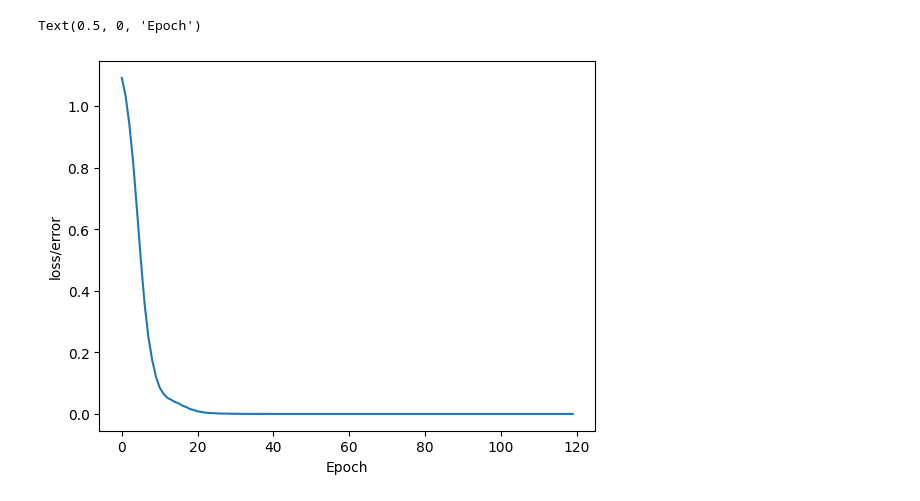
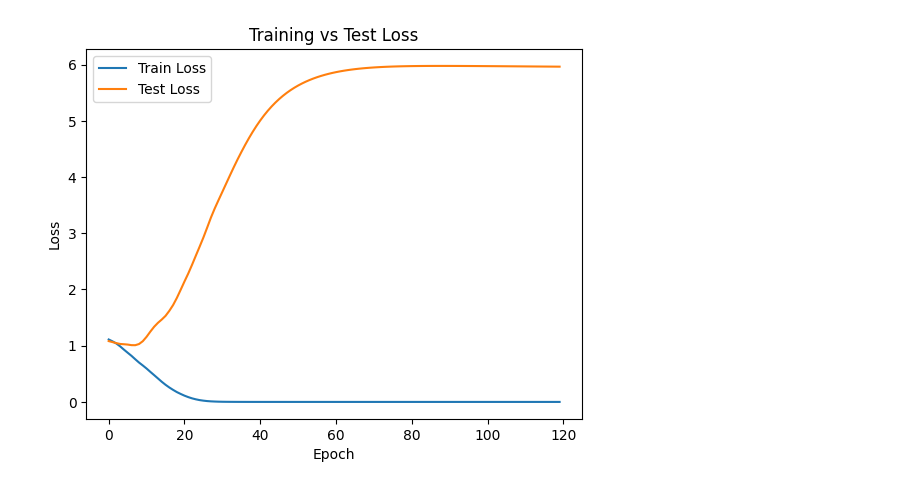
Before and after one commit to nimaip/Perfect-Punch, a Jupyter notebook: models/linear-classifier.ipynb, the cells around one changed output. Cells and saved outputs as stored; diff of their text form; code cells hidden in the pictures.

```diff
--- a/models/linear-classifier.ipynb
+++ b/models/linear-classifier.ipynb
@@ -37,7 +37,7 @@ mp_drawing = mp.solutions.drawing_utils
 mp_hands = mp.solutions.hands
 # %%
 class Model(nn.Module):
-    def __init__(self, in_features=120, h1=128, h2=64, out_features=3):
+    def __init__(self, in_features=180, h1=64, h2=32, out_features=3):
         super(Model, self).__init__()
         self.fc1 = nn.Linear(in_features, h1)
         self.fc2 = nn.Linear(h1, h2)
@@ -164,21 +165,30 @@ optimizer = torch.optim.Adam(model.parameters(), lr=0.01)
 # train our model
 # epoch = one run through all training data in our network
 epochs = 120
-losses = []
+train_losses = []
+test_losses = []
+
 for i in range(epochs):
-  # go forward & get a prediction
+  # Training phase
+  model.train()
   y_pred = model.forward(X_train) # get predicted results
-
-  # measure loss/error, will be high at first
-  loss = criterion(y_pred, y_train); # predicted vs training y
-
-  # keep track of losses
-  losses.append(loss.detach().numpy())
-  if i % 10 == 0:
-    print(f'Epoch: {i} and loss: {loss}')
+  train_loss = criterion(y_pred, y_train) # predicted vs training y
 
   # back propagation
   optimizer.zero_grad()
-  loss.backward()
+  train_loss.backward()
   optimizer.step()
+
+  # Evaluation phase (no gradients needed)
+  model.eval()
+  with torch.no_grad():
+    y_test_pred = model.forward(X_test)
+    test_loss = criterion(y_test_pred, y_test)
+
+  # keep track of losses
+  train_losses.append(train_loss.detach().numpy())
+  test_losses.append(test_loss.detach().numpy())
+
+  if i % 10 == 0:
+    print(f'Epoch: {i} | Train Loss: {train_loss:.6f} | Test Loss: {test_loss:.6f}')
 # %% [output]
@@ -197,11 +207,14 @@ Epoch: 110 and loss: 5.403954219218576e-06
 # %%
 # plot the losses
-plt.plot(range(epochs), losses)
-plt.ylabel("loss/error")
+plt.plot(range(epochs), train_losses, label='Train Loss')
+plt.plot(range(epochs), test_losses, label='Test Loss')
+plt.ylabel("Loss")
 plt.xlabel("Epoch")
+plt.legend()
+plt.title("Training vs Test Loss")
+plt.show()
 # %% [output]
-Text(0.5, 0, 'Epoch')
-[figure, old version]
+[figure, new version]
 # %%
 # evaluate model on test data
 with torch.no_grad():
```
Also changed, not shown: parts of 6 cells of this notebook, 33 other files.
